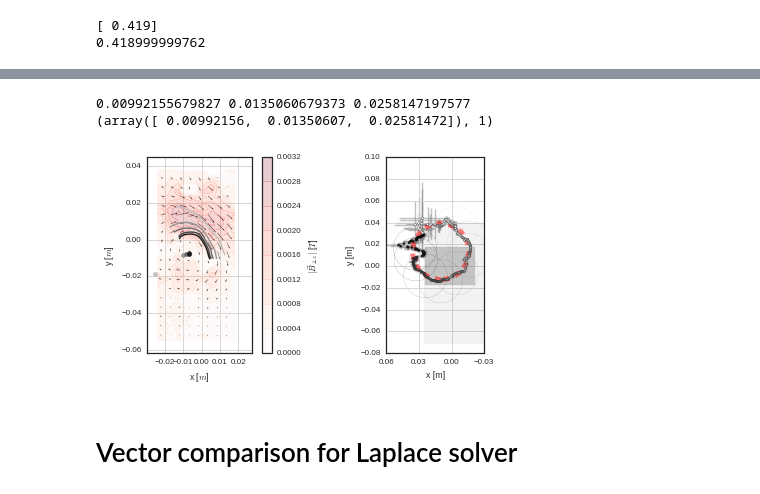
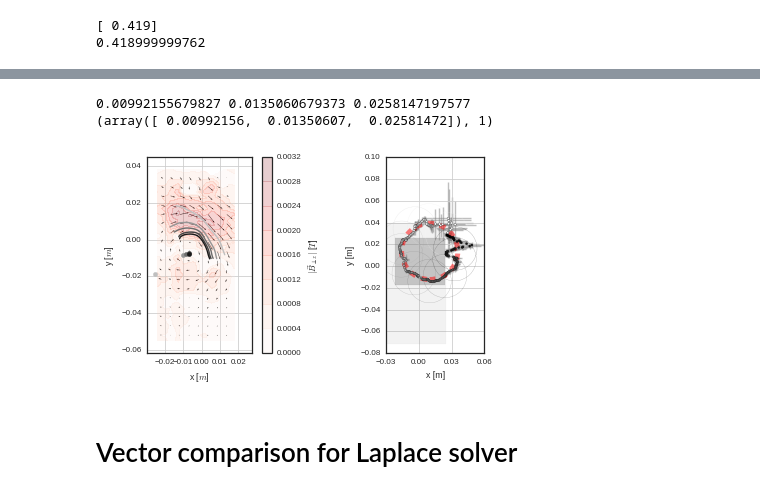
Before and after one commit to jensv/relative_canonical_helicity, a Jupyter notebook: thesis_figures/thesis_figures.ipynb, the cells around one changed output, grey strips where cells are left out. Drawn from its saved outputs; the diff is of its cells as text; code cells hidden in the pictures.

```diff
--- a/thesis_figures/thesis_figures.ipynb
+++ b/thesis_figures/thesis_figures.ipynb
@@ -250,3 +250,6 @@ psds_strong = np.asarray(psds_strong)
 average_psd_strong = np.mean(psds_strong, axis=0)
 
 read_from_sql.close(connection, cursor)
+# %%
+for shot in shots[0:10]:
+    print shot['shot']
@@ -457,34 +555,35 @@ cb = plt.colorbar(contour, ax=axes[0],
 
 colors = np.linspace(0.75, 0.1, 5)
 colors = [str(color) for color in colors]
 
 for i in range(5):
     length = streamlines[i][:,0].size
     axes[0].plot(streamlines[i][:,0][:length/2],
                  streamlines[i][:,1][:length/2],
                  c=colors[i])
     axes[0].plot(streamlines[i][:,0][length/2:],
                  streamlines[i][:,1][length/2:],
                  c=colors[i])
     axes[0].scatter(center_points[i][0],
                     center_points[i][1],
                     color=colors[i])
 axes[0].set_xlabel(r'x [$m$]')
 axes[0].set_ylabel(r'y [$m$]')
 
 axes[1].grid()
 axes[0].grid()
 
 #plt.scatter(field_null[0], field_null[1], c='black', s=30)
 #circle = plt.Circle((p1[0], p1[1]), p1[2], fill=False)
 #axes.add_artist(circle)
 axes[0].set_aspect('equal')
+axes[1].invert_xaxis()
 fig.tight_layout()
 fig.savefig('gyration_path.png', dpi=600)
 # %% [output]
 0.00992155679827 0.0135060679373 0.0258147197577
 (array([ 0.00992156,  0.01350607,  0.02581472]), 1)
-[figure, old version]
+[figure, new version]
 # %% [markdown]
 # Vector comparison for Laplace solver
 # %%
```
Also changed, not shown: parts of 16 cells of this notebook, 8 other files.
